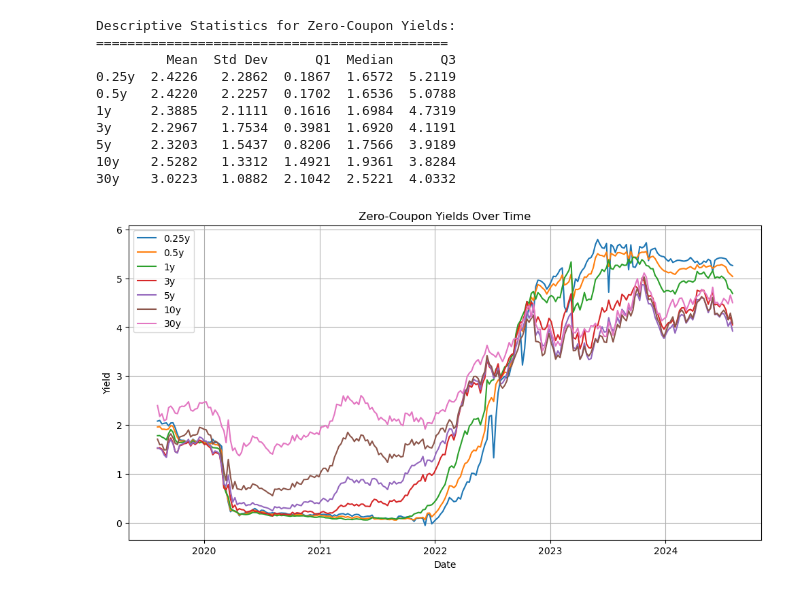
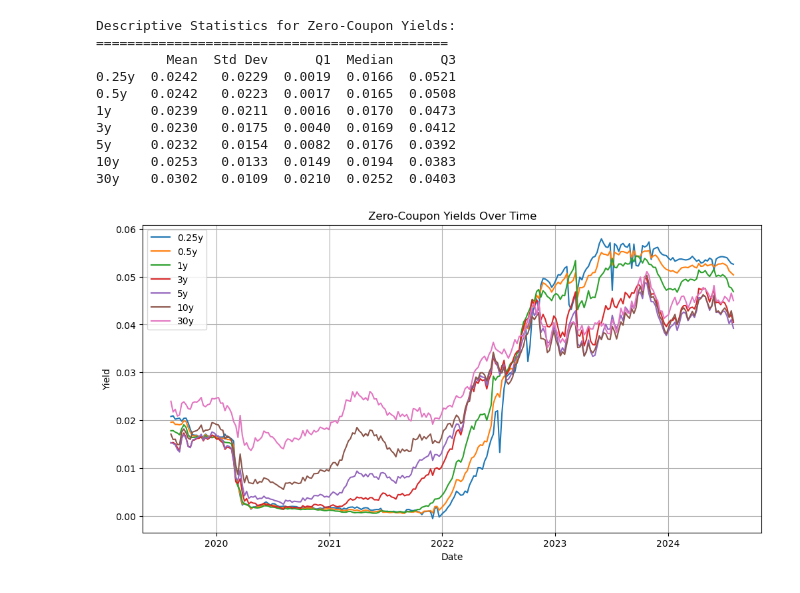
Before and after one commit to fangsitang/fixed_income, a Jupyter notebook: PartB Q1.ipynb, the cells around one changed output. Drawn from its saved outputs; the diff is of its cells as text; code cells hidden in the pictures.

```diff
--- a/PartB Q1.ipynb
+++ b/PartB Q1.ipynb
@@ -24,10 +24,10 @@ df = pd.read_excel('TP1 data 60201 W2025.xlsx',
                    })
 
 # Convert parameters to numpy arrays for vectorized operations
-beta0 = df['BETA0'].to_numpy()
-beta1 = df['BETA1'].to_numpy()
-beta2 = df['BETA2'].to_numpy()
-beta3 = df['BETA3'].to_numpy()
+beta0 = df['BETA0'].to_numpy()/100
+beta1 = df['BETA1'].to_numpy()/100
+beta2 = df['BETA2'].to_numpy()/100
+beta3 = df['BETA3'].to_numpy()/100
 tau1 = df['TAU1'].to_numpy()
 tau2 = df['TAU2'].to_numpy()
 
@@ -52,38 +52,38 @@ yields_df = pd.DataFrame(yields_data, index=df['Date'])
 stats_df = pd.DataFrame({
     'Mean': yields_df.mean(),
     'Std Dev': yields_df.std(),
     'Q1': yields_df.quantile(0.25),
     'Median': yields_df.quantile(0.50),
     'Q3': yields_df.quantile(0.75)
 })
 
 # Format statistics to 4 decimal places
 stats_df = stats_df.round(4)
 
 print("\nDescriptive Statistics for Zero-Coupon Yields:")
 print("=============================================")
 print(stats_df)
 
 # Create visualization
 plt.figure(figsize=(12, 6))
 for col in yields_df.columns:
     plt.plot(yields_df.index, yields_df[col], label=col)
 
 plt.title('Zero-Coupon Yields Over Time')
 plt.xlabel('Date')
 plt.ylabel('Yield')
 plt.legend()
 plt.grid(True)
 plt.show()
 # %% [output]
 Descriptive Statistics for Zero-Coupon Yields:
 =============================================
          Mean  Std Dev      Q1  Median      Q3
-0.25y  2.4226   2.2862  0.1867  1.6572  5.2119
-0.5y   2.4220   2.2257  0.1702  1.6536  5.0788
-1y     2.3885   2.1111  0.1616  1.6984  4.7319
-3y     2.2967   1.7534  0.3981  1.6920  4.1191
-5y     2.3203   1.5437  0.8206  1.7566  3.9189
-10y    2.5282   1.3312  1.4921  1.9361  3.8284
-30y    3.0223   1.0882  2.1042  2.5221  4.0332
+0.25y  0.0242   0.0229  0.0019  0.0166  0.0521
+0.5y   0.0242   0.0223  0.0017  0.0165  0.0508
+1y     0.0239   0.0211  0.0016  0.0170  0.0473
+3y     0.0230   0.0175  0.0040  0.0169  0.0412
+5y     0.0232   0.0154  0.0082  0.0176  0.0392
+10y    0.0253   0.0133  0.0149  0.0194  0.0383
+30y    0.0302   0.0109  0.0210  0.0252  0.0403
-[figure, old version]
+[figure, new version]
```
Also changed, not shown: parts of 1 cell of this notebook.
